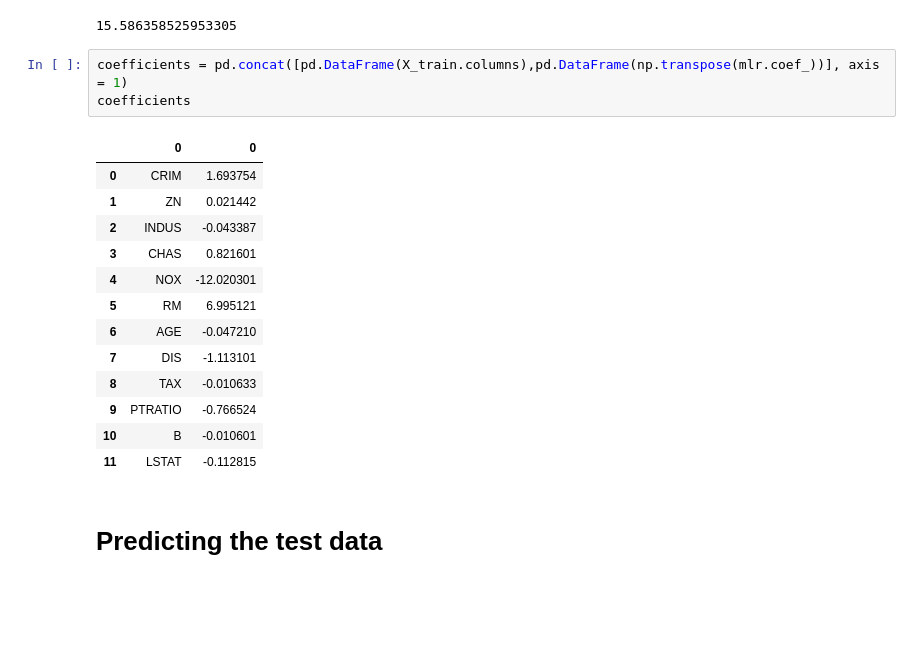
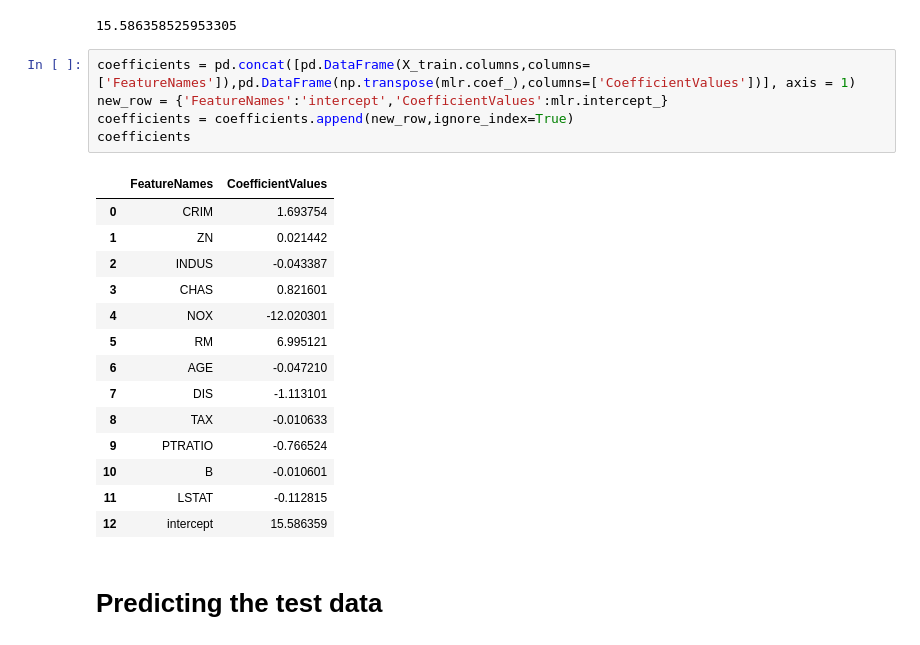
Before and after one commit to ronithraj85/Self_taught-Projects, a Jupyter notebook: Multiple Linear Regression/ML Regression.ipynb, the cells around one changed output. Drawn from its saved outputs; the diff is of its cells as text; blank space fills up the shorter version.

Commit message:
Added coefficients and intercept for MLR

```diff
--- a/Multiple Linear Regression/ML Regression.ipynb
+++ b/Multiple Linear Regression/ML Regression.ipynb
@@ -482,10 +482,12 @@ mlr.intercept_
 # %% [output]
 15.586358525953305
 # %%
-coefficients = pd.concat([pd.DataFrame(X_train.columns),pd.DataFrame(np.transpose(mlr.coef_))], axis = 1)
+coefficients = pd.concat([pd.DataFrame(X_train.columns,columns=['FeatureNames']),pd.DataFrame(np.transpose(mlr.coef_),columns=['CoefficientValues'])], axis = 1)
+new_row = {'FeatureNames':'intercept','CoefficientValues':mlr.intercept_}
+coefficients = coefficients.append(new_row,ignore_index=True)
 coefficients
 # %% [output]
-|  | 0 | 0 |
+|  | FeatureNames | CoefficientValues |
 | 0 | CRIM | 1.693754 |
 | 1 | ZN | 0.021442 |
 | 2 | INDUS | -0.043387 |
@@ -498,6 +500,7 @@ coefficients
 | 9 | PTRATIO | -0.766524 |
 | 10 | B | -0.010601 |
 | 11 | LSTAT | -0.112815 |
+| 12 | intercept | 15.586359 |
 # %% [markdown]
 # Predicting the test data
 # %%
```
